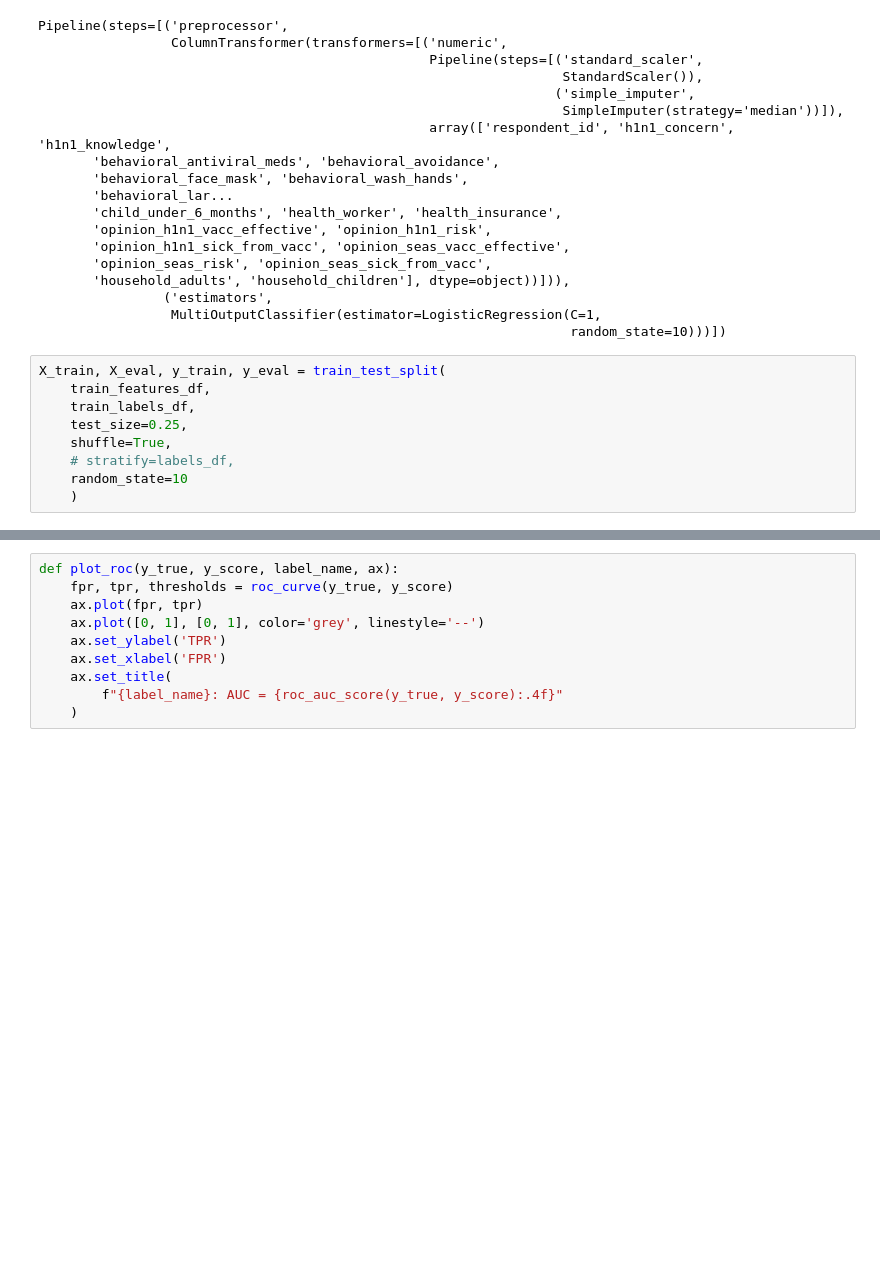
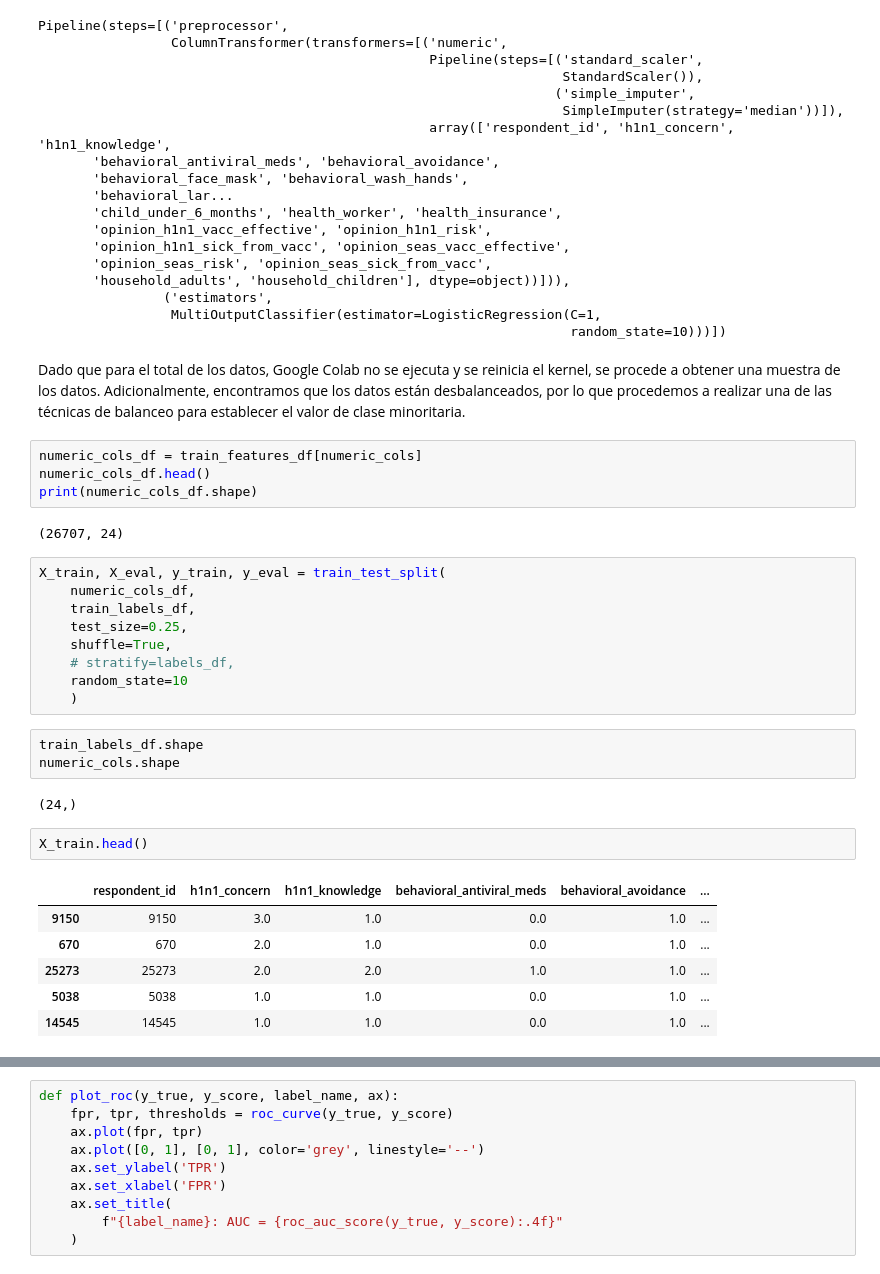
Before and after one commit to macapagithub/vaccines-h1n1, a Jupyter notebook: prepocessing.ipynb, the cells around one changed output, grey strips where cells are left out. Drawn from its saved outputs; the diff is of its cells as text; blank space fills up the shorter version.

```diff
--- a/prepocessing.ipynb
+++ b/prepocessing.ipynb
@@ -370,13 +384,35 @@ Pipeline(steps=[('preprocessor',
                 ('estimators',
                  MultiOutputClassifier(estimator=LogisticRegression(C=1,
                                                                     random_state=10)))])
+# %% [markdown]
+Dado que para el total de los datos, Google Colab no se ejecuta y se reinicia el kernel, se procede a obtener una muestra de los datos. Adicionalmente, encontramos que los datos están desbalanceados, por lo que procedemos a realizar una de las técnicas de balanceo para establecer el valor de clase minoritaria.
+# %%
+numeric_cols_df = train_features_df[numeric_cols]
+numeric_cols_df.head()
+print(numeric_cols_df.shape)
+# %% [output]
+(26707, 24)
 # %%
 X_train, X_eval, y_train, y_eval = train_test_split(
-    train_features_df,
+    numeric_cols_df,
     train_labels_df,
     test_size=0.25,
     shuffle=True,
     # stratify=labels_df,
     random_state=10
     )
+# %%
+train_labels_df.shape
+numeric_cols.shape
+# %% [output]
+(24,)
+# %%
+X_train.head()
+# %% [output]
+|  | respondent_id | h1n1_concern | h1n1_knowledge | behavioral_antiviral_meds | behavioral_avoidance | ... |
+| 9150 | 9150 | 3.0 | 1.0 | 0.0 | 1.0 | ... |
+| 670 | 670 | 2.0 | 1.0 | 0.0 | 1.0 | ... |
+| 25273 | 25273 | 2.0 | 2.0 | 1.0 | 1.0 | ... |
+| 5038 | 5038 | 1.0 | 1.0 | 0.0 | 1.0 | ... |
+| 14545 | 14545 | 1.0 | 1.0 | 0.0 | 1.0 | ... |
 # %%
```
Also changed, not shown: parts of 16 cells of this notebook.
